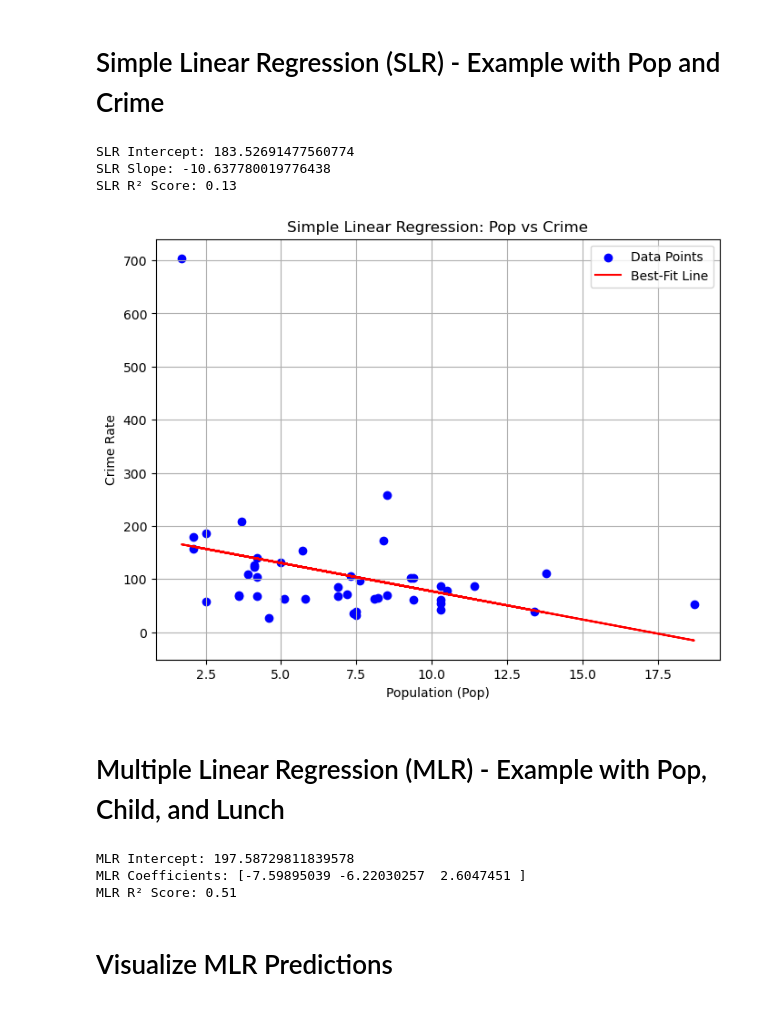
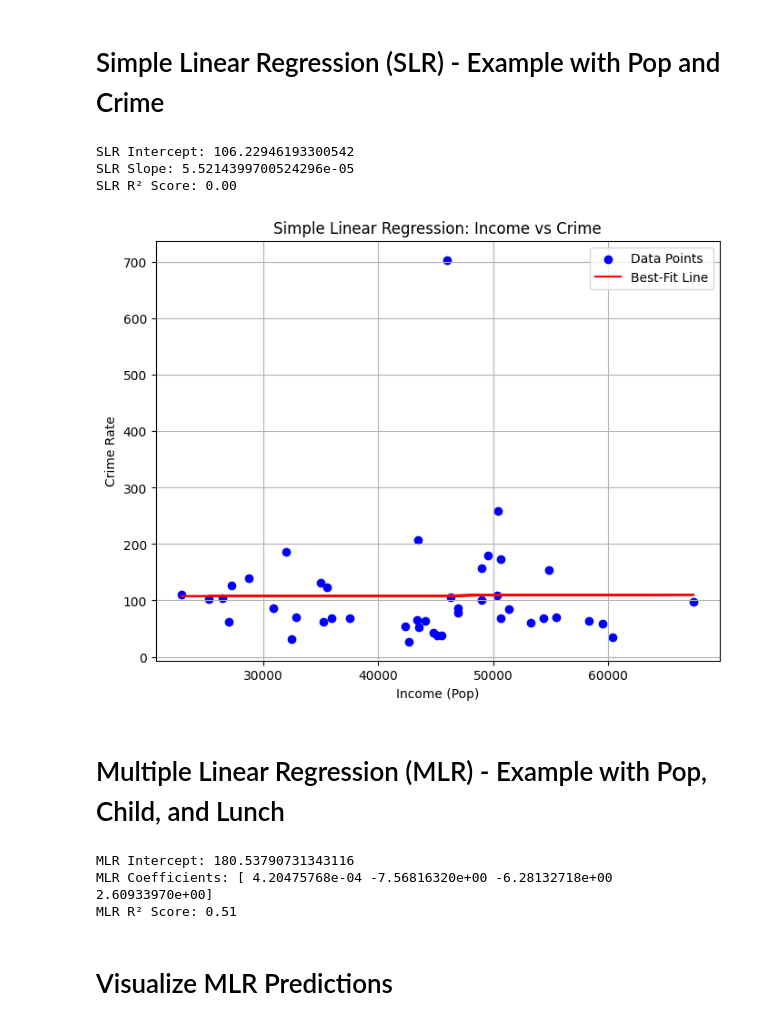
Before and after one commit to khushbunlad/PROG8431, a Jupyter notebook: Regression_Denver.ipynb, the cells around one changed output. Saved outputs shown, nothing was run; the diff lists cells and outputs as text; code cells hidden in the pictures.

```diff
--- a/Regression_Denver.ipynb
+++ b/Regression_Denver.ipynb
@@ -25,7 +25,7 @@ df.head()
 # %%
 # Reshape the data for the model
 
-X_slr = df[['Pop']].values  # Predictor variable in 2D
+X_slr = df[['Income']].values  # Predictor variable in 2D
 #X_slr = df[['Lunch']].values  # Predictor variable in 2D
 y = df['Crime'].values  # Response variable
 
@@ -39,27 +39,27 @@ print(f"SLR Intercept: {slr_model.intercept_}")
 print(f"SLR Slope: {slr_model.coef_[0]}")
 print(f"SLR R² Score: {r2_score(y, y_slr):.2f}")
 # %% [output]
-SLR Intercept: 183.52691477560774
-SLR Slope: -10.637780019776438
-SLR R² Score: 0.13
+SLR Intercept: 106.22946193300542
+SLR Slope: 5.5214399700524296e-05
+SLR R² Score: 0.00
 # %%
 # Plot the data and the best-fit line
 plt.figure(figsize=(8, 6))
 plt.scatter(X_slr, y, color='blue', label='Data Points')
 plt.plot(X_slr, y_slr, color='red', label='Best-Fit Line')
-plt.xlabel('Population (Pop)')
+plt.xlabel('Income (Pop)')
 plt.ylabel('Crime Rate')
-plt.title('Simple Linear Regression: Pop vs Crime')
+plt.title('Simple Linear Regression: Income vs Crime')
 plt.legend()
 plt.grid(True)
 plt.show()
 # %% [output]
-[figure, old version]
+[figure, new version]
 # %% [markdown]
 # Multiple Linear Regression (MLR) - Example with Pop, Child, and Lunch
 # %%
 # Define the predictor and response variables
-X_mlr = df[['Pop', 'Child', 'Lunch']].values  # Multiple predictor variables
+X_mlr = df[['Income','Pop', 'Child', 'Lunch']].values  # Multiple predictor variables
 y = df['Crime'].values  # Response variable
 
 # Train the MLR model
@@ -73,8 +73,8 @@ print(f"MLR Intercept: {mlr_model.intercept_}")
 print(f"MLR Coefficients: {mlr_model.coef_}")
 print(f"MLR R² Score: {r2_score(y, y_mlr):.2f}")
 # %% [output]
-MLR Intercept: 197.58729811839578
-MLR Coefficients: [-7.59895039 -6.22030257  2.6047451 ]
+MLR Intercept: 180.53790731343116
+MLR Coefficients: [ 4.20475768e-04 -7.56816320e+00 -6.28132718e+00  2.60933970e+00]
 MLR R² Score: 0.51
 # %% [markdown]
 # Visualize MLR Predictions
```
Also changed, not shown: parts of 3 cells of this notebook.
